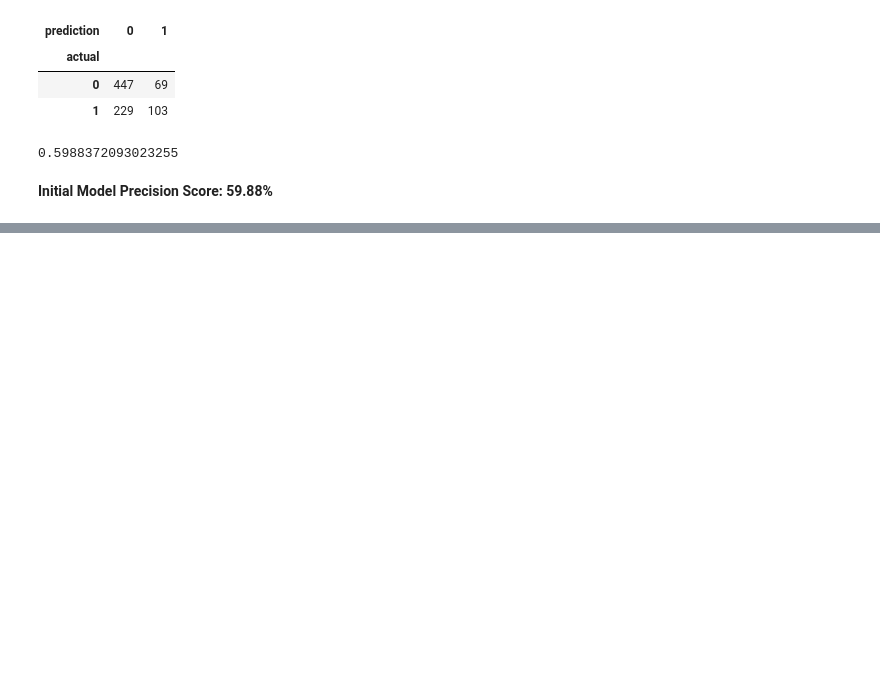
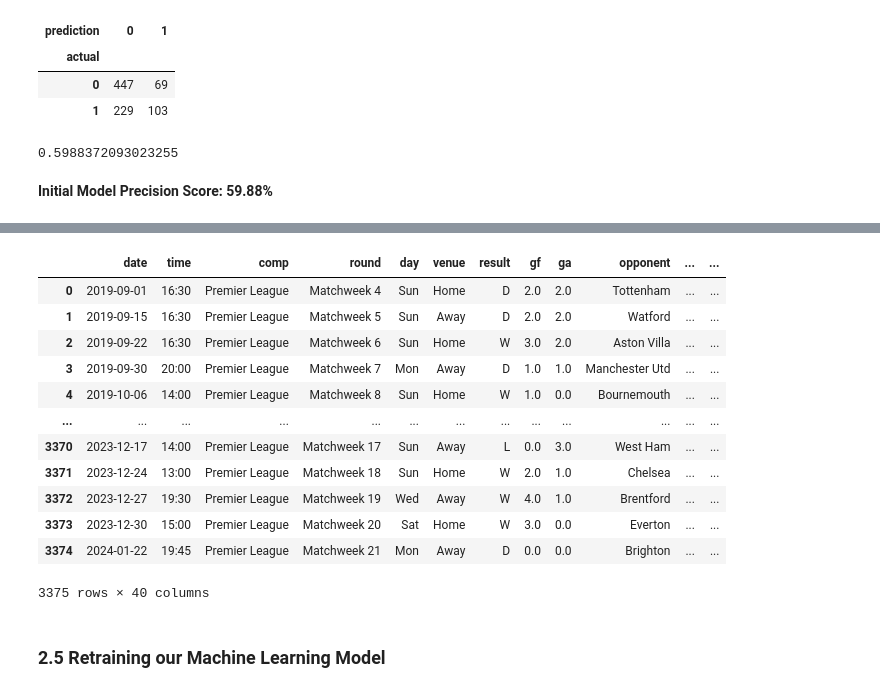
Before and after one commit to ammaarmelethil/Premier_League_Match_Winners_Prediction, a Jupyter notebook: EPL_Pred_RandomForest.ipynb, the cells around one changed output, grey strips where cells are left out. Cells and saved outputs as stored; diff of their text form; code cells hidden in the pictures; blank space fills up the shorter version.

```diff
--- a/EPL_Pred_RandomForest.ipynb
+++ b/EPL_Pred_RandomForest.ipynb
@@ -156,0 +200,19 @@ precision_score(test['target'], predictions)
+# %%
+matches_rolling.index = range(matches_rolling.shape[0]) # Assigning unique indexes
+matches_rolling
+# %% [output]
+|  | date | time | comp | round | day | venue | result | gf | ga | opponent | ... | ... |
+| 0 | 2019-09-01 | 16:30 | Premier League | Matchweek 4 | Sun | Home | D | 2.0 | 2.0 | Tottenham | ... | ... |
+| 1 | 2019-09-15 | 16:30 | Premier League | Matchweek 5 | Sun | Away | D | 2.0 | 2.0 | Watford | ... | ... |
+| 2 | 2019-09-22 | 16:30 | Premier League | Matchweek 6 | Sun | Home | W | 3.0 | 2.0 | Aston Villa | ... | ... |
+| 3 | 2019-09-30 | 20:00 | Premier League | Matchweek 7 | Mon | Away | D | 1.0 | 1.0 | Manchester Utd | ... | ... |
+| 4 | 2019-10-06 | 14:00 | Premier League | Matchweek 8 | Sun | Home | W | 1.0 | 0.0 | Bournemouth | ... | ... |
+| ... | ... | ... | ... | ... | ... | ... | ... | ... | ... | ... | ... | ... |
+| 3370 | 2023-12-17 | 14:00 | Premier League | Matchweek 17 | Sun | Away | L | 0.0 | 3.0 | West Ham | ... | ... |
+| 3371 | 2023-12-24 | 13:00 | Premier League | Matchweek 18 | Sun | Home | W | 2.0 | 1.0 | Chelsea | ... | ... |
+| 3372 | 2023-12-27 | 19:30 | Premier League | Matchweek 19 | Wed | Away | W | 4.0 | 1.0 | Brentford | ... | ... |
+| 3373 | 2023-12-30 | 15:00 | Premier League | Matchweek 20 | Sat | Home | W | 3.0 | 0.0 | Everton | ... | ... |
+| 3374 | 2024-01-22 | 19:45 | Premier League | Matchweek 21 | Mon | Away | D | 0.0 | 0.0 | Brighton | ... | ... |
+3375 rows × 40 columns
+# %% [markdown]
+### 2.5 Retraining our Machine Learning Model
```
Also changed, not shown: parts of 10 cells of this notebook.
